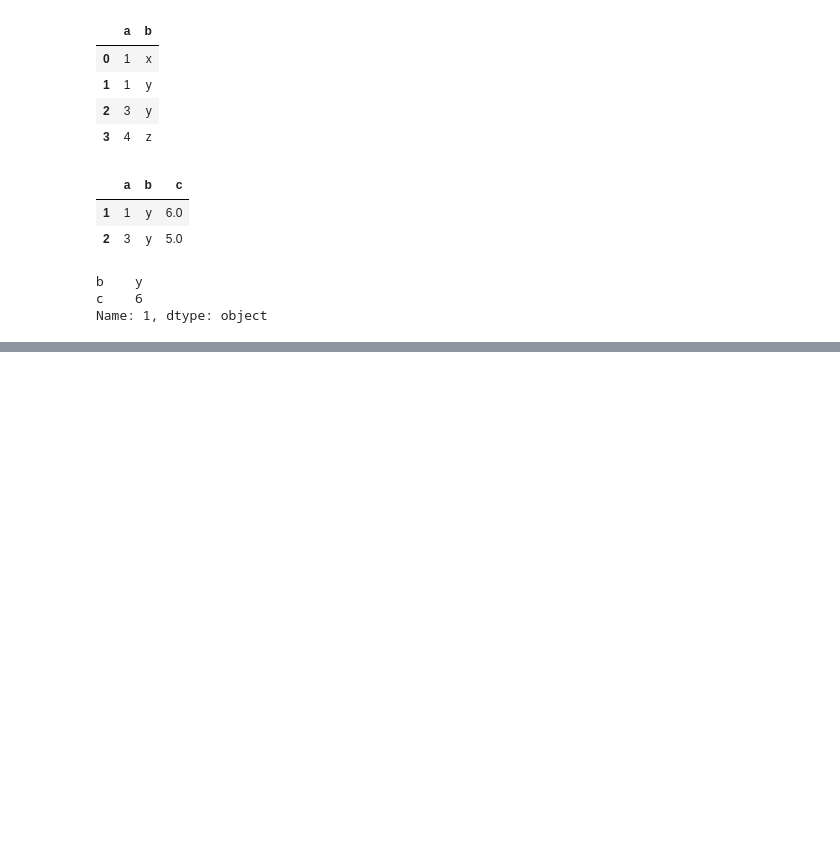
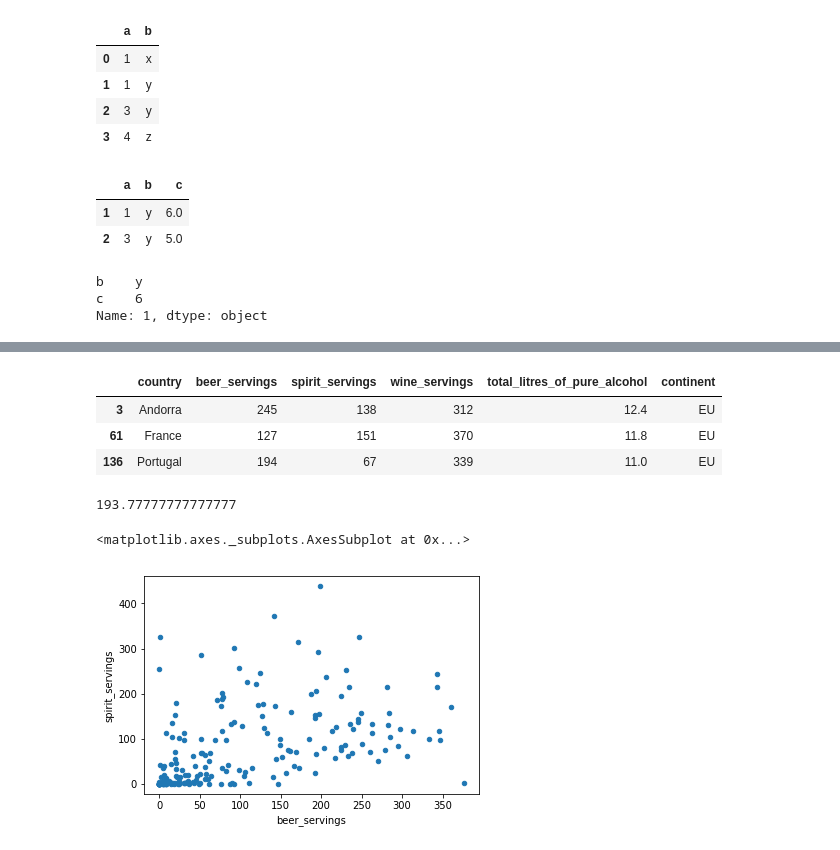
Before and after one commit to naidaire/lesson07-EDA, a Jupyter notebook: Scratch Notebook.ipynb, the cells around one changed output, grey strips where cells are left out. Drawn from its saved outputs; the diff is of its cells as text; code cells hidden in the pictures; blank space fills up the shorter version.

```diff
--- a/Scratch Notebook.ipynb
+++ b/Scratch Notebook.ipynb
@@ -169,0 +569,16 @@ Name: 1, dtype: object
+# %%
+drinks.loc[(drinks.loc[:,'continent'] == 'EU') & (drinks['wine_servings']>300) ,:]
+# %% [output]
+|  | country | beer_servings | spirit_servings | wine_servings | total_litres_of_pure_alcohol | continent |
+| 3 | Andorra | 245 | 138 | 312 | 12.4 | EU |
+| 61 | France | 127 | 151 | 370 | 11.8 | EU |
+| 136 | Portugal | 194 | 67 | 339 | 11.0 | EU |
+# %%
+drinks.loc[(drinks.loc[:,'continent']=='EU'), 'beer_servings']. mean()
+# %% [output]
+193.77777777777777
+# %%
+drinks.plot(kind='scatter', x='beer_servings', y='spirit_servings')
+# %% [output]
+<matplotlib.axes._subplots.AxesSubplot at 0x...>
+[figure, added]
```
Also changed, not shown: parts of 51 cells of this notebook.
